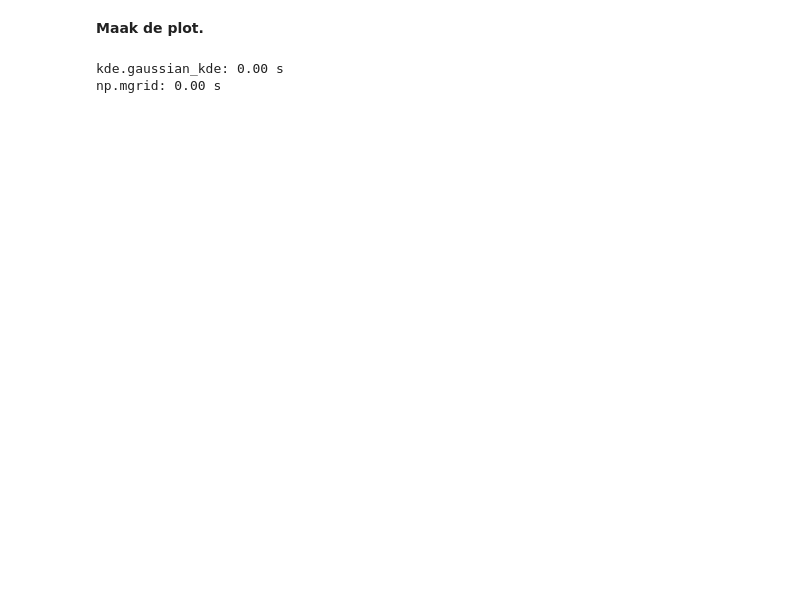
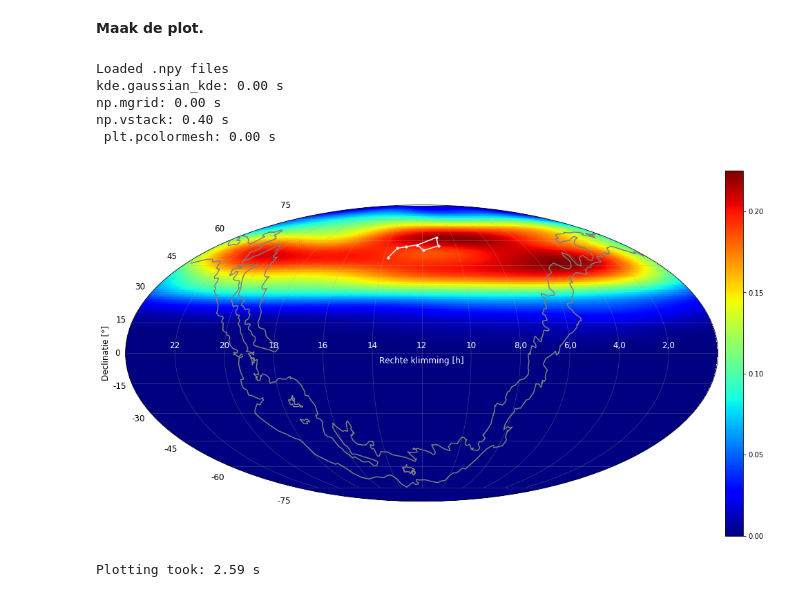
Before and after one commit to deKeijzer/HiSPARC-Onderzoeken-4, a Jupyter notebook: main.ipynb, the cells around one changed output. Saved outputs shown, nothing was run; the diff lists cells and outputs as text; code cells hidden in the pictures; blank space fills up the shorter version.

```diff
--- a/main.ipynb
+++ b/main.ipynb
@@ -161,27 +141,27 @@ Total runtime: 0.00
 # %%
-# RA, DEC tuples van het steelpan asterisme in het sterrenbeeld Grote Beer
-"""
-RA en DEC zijn vindbaar met Aladin.
-Coordinaten daarvandaan pakken en dan een functie maken voor het omzetten naar graden?
-"""
-steelpan = np.array([[13.792222, 49.3167], [13.398889, 54.9333], [12.900556, 55.95],
-                     [12.257222, 57.0333], [11.896944, 53.7000], [11.030833, 56.3833],
-                     [11.062222, 61.7500], [12.257222, 57.0333]])
-
-# Melkweg contouren als lijst van RA, DEC paren.
-# `milky_way.npy` heeft *geen* verbinding tussen RA 23h59 en 0h00 en `milky_way_polar.npy` wel.
-try:
-    mw_contour = np.load('data\\numpy\\milky_way.npy')
-    print('Loaded .npy files')
-except:
-    mw_contour = []
-    print('Failed to load .npy files')
-
 def plot_events_on_mollweide(events, filename=None):
     # Plot events (een lijst van RA, DEC tuples) op een kaart in Mollweide projectie"""
 
     # Let op: De RA-as is gespiegeld. Alle RA coordinates worden gespiegeld (negatief)
     # geplot.
+    # RA, DEC tuples van het steelpan asterisme in het sterrenbeeld Grote Beer
+    """
+    RA en DEC zijn vindbaar met Aladin.
+    Coordinaten daarvandaan pakken en dan een functie maken voor het omzetten naar graden?
+    """
+    global show_events
+    steelpan = np.array([[13.792222, 49.3167], [13.398889, 54.9333], [12.900556, 55.95],
+                         [12.257222, 57.0333], [11.896944, 53.7000], [11.030833, 56.3833],
+                         [11.062222, 61.7500], [12.257222, 57.0333]])
+
+    # Melkweg contouren als lijst van RA, DEC paren.
+    # `milky_way.npy` heeft *geen* verbinding tussen RA 23h59 en 0h00 en `milky_way_polar.npy` wel.
+    try:
+        mw_contour = np.load('data\\numpy\\milky_way.npy')
+        print('Loaded .npy files')
+    except:
+        mw_contour = []
+        print('Failed to load .npy files')
 
     events = np.array(events)
 
@@ -275,13 +282,18 @@ Loaded .npy files
 # %%
 show_events = False
 events = np.loadtxt(file_name+".csv")
 events = np.append(events, [[-1.57, -1.57]], axis=0) # een punt toevoegen zodat de gehele plot ingekleurd is.
 t15 = time.time()
 
-plot_events_on_mollweide(events, filename='figuren\\noordelijke_hemel_mollweide.png')
+plot_events_on_mollweide(events, filename='figuren\\'+file_name+'.png')
 
 t16 = time.time()
 print('Plotting took: %.2f s' % (t16-t15))
 # %% [output]
+Loaded .npy files
 kde.gaussian_kde: 0.00 s
 np.mgrid: 0.00 s
+np.vstack: 0.40 s
+ plt.pcolormesh: 0.00 s
+[figure, added]
+Plotting took: 2.59 s
```
Also changed, not shown: parts of 10 cells of this notebook, 6 other files.
